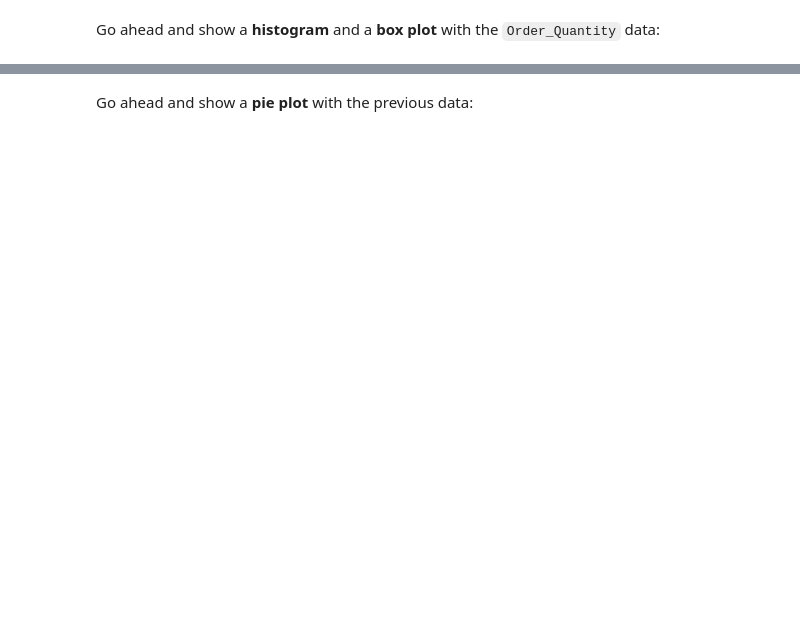
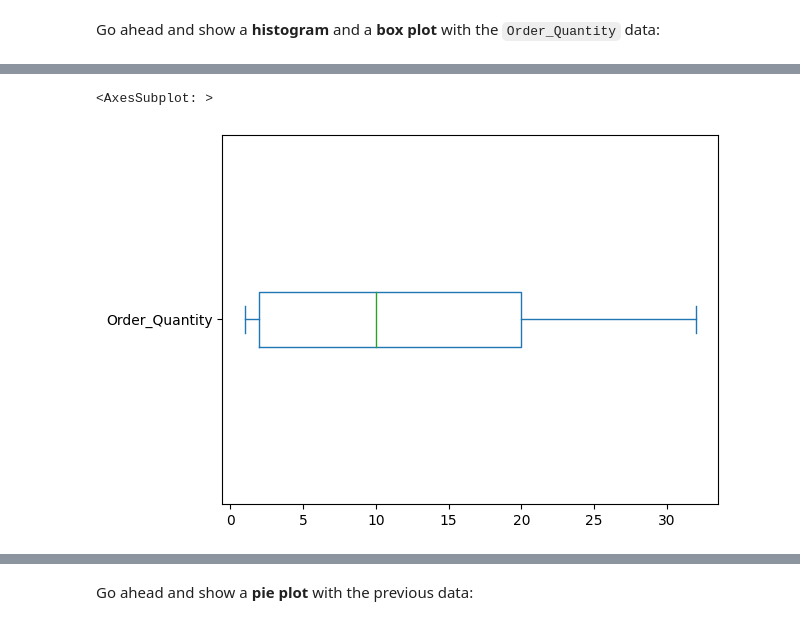
Before and after one commit to vjtchkn/freecodecamp_python_data, a Jupyter notebook: 0_2_examples/Exercises_1.ipynb, the cells around one changed output, grey strips where cells are left out. Drawn from its saved outputs; the diff is of its cells as text; code cells hidden in the pictures; blank space fills up the shorter version.

```diff
--- a/0_2_examples/Exercises_1.ipynb
+++ b/0_2_examples/Exercises_1.ipynb
@@ -56,2 +92,7 @@ Go ahead and show a <b>histogram</b> and a <b>box plot</b> with the `Order_Quant
+# %%
+sales["Order_Quantity"].plot(kind="box", vert=False)
+# %% [output]
+<AxesSubplot: >
+[figure, added]
 # %%
 sales['Order_Quantity'].plot(kind='hist', bins=30, figsize=(14,6))
```
Also changed, not shown: parts of 52 cells of this notebook.
